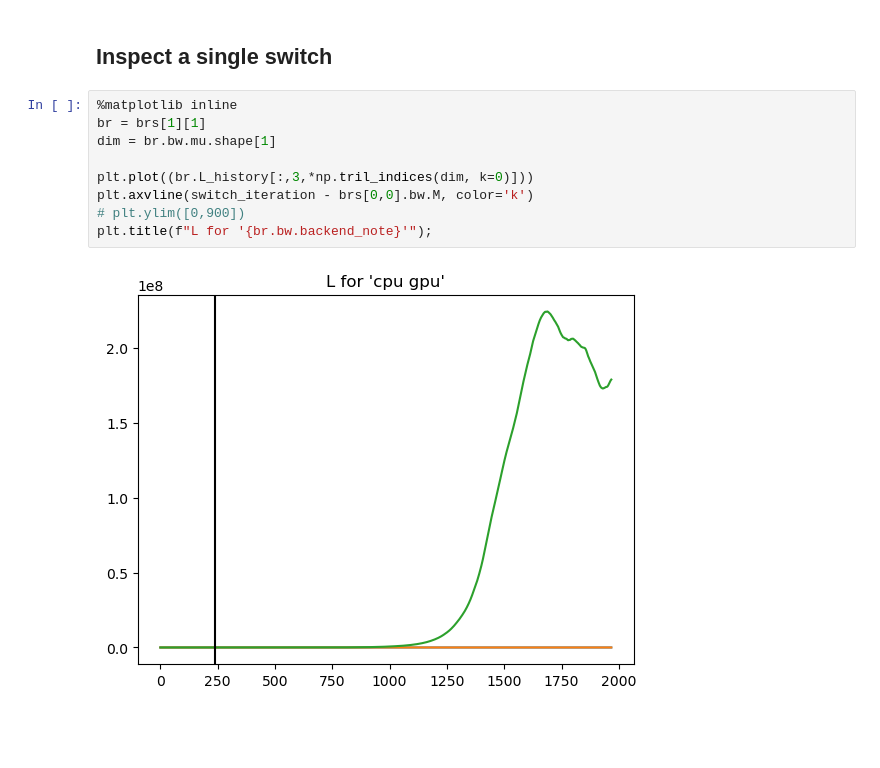
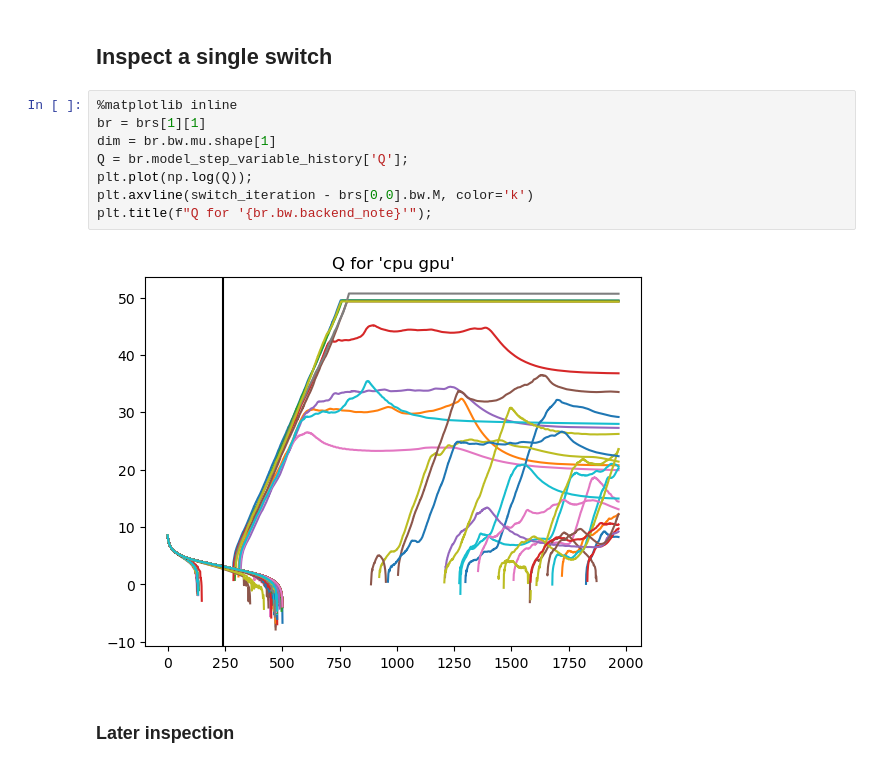
Before and after one commit to draeloslab/AdaptiveLatents, a Jupyter notebook: scripts/debug jax/switch_runtimes.ipynb, the cells around one changed output. Drawn from its saved outputs; the diff is of its cells as text; blank space fills up the shorter version.

```diff
--- a/scripts/debug jax/switch_runtimes.ipynb
+++ b/scripts/debug jax/switch_runtimes.ipynb
@@ -67,13 +67,14 @@ show_aspect_ratio_divergence(brs.flatten(), bubble=7, switch=switch_iteration)
 # %% [markdown]
 ## Inspect a single switch
-# %%
-%matplotlib inline
-br = brs[1][1]
-dim = br.bw.mu.shape[1]
-
-plt.plot((br.L_history[:,3,*np.tril_indices(dim, k=0)]))
-plt.axvline(switch_iteration - brs[0,0].bw.M, color='k')
-# plt.ylim([0,900])
-plt.title(f"L for '{br.bw.backend_note}'");
-# %% [output]
-[figure, removed]
+# %%
+%matplotlib inline
+br = brs[1][1]
+dim = br.bw.mu.shape[1]
+Q = br.model_step_variable_history['Q'];
+plt.plot(np.log(Q));
+plt.axvline(switch_iteration - brs[0,0].bw.M, color='k')
+plt.title(f"Q for '{br.bw.backend_note}'");
+# %% [output]
+[figure, added]
+# %% [markdown]
+### Later inspection
```
Also changed, not shown: parts of 15 cells of this notebook, 3 other files.
